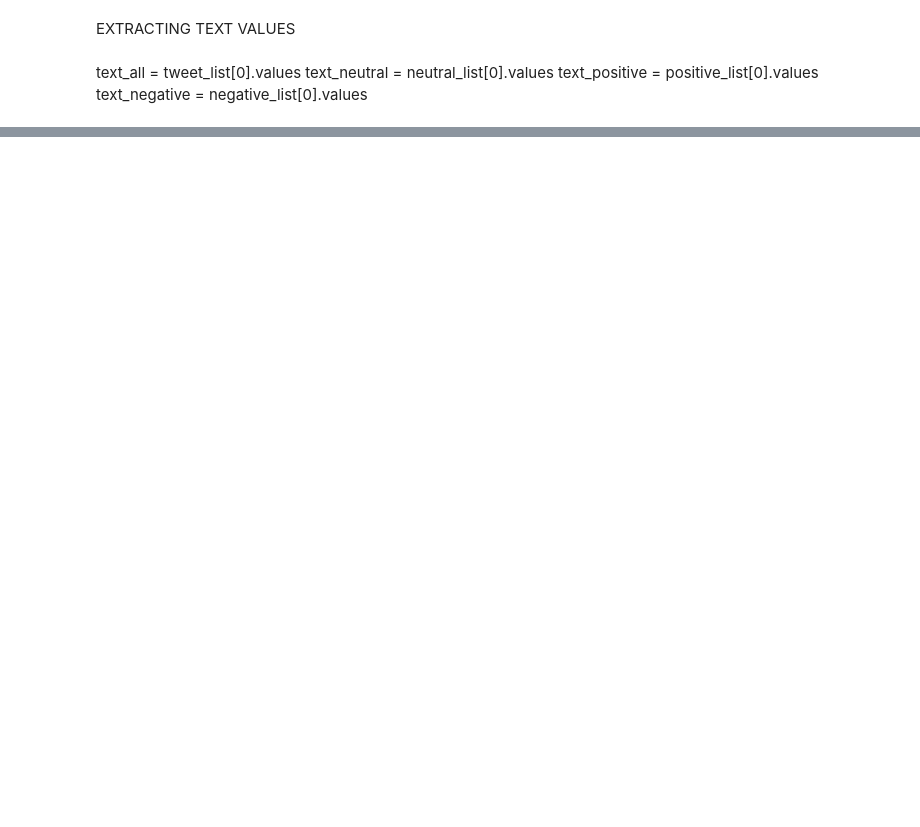
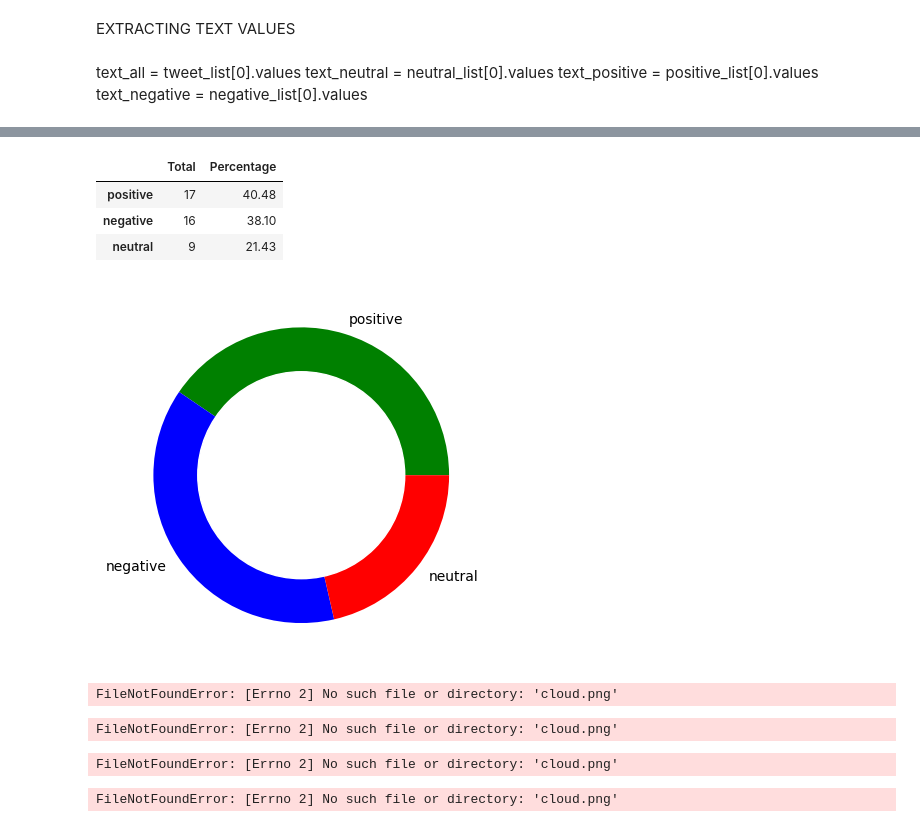
Before and after one commit to joebary/Project-two_Team-4, a Jupyter notebook: TwitterSentimentAnalysis.ipynb, the cells around one changed output, grey strips where cells are left out. Cells and saved outputs as stored; diff of their text form; code cells hidden in the pictures; blank space fills up the shorter version.

```diff
--- a/TwitterSentimentAnalysis.ipynb
+++ b/TwitterSentimentAnalysis.ipynb
@@ -54,7 +61,7 @@ True
 consumerKey = os.getenv("TWITTER_API_KEY")
 consumerSecret = os.getenv("TWITTER_SECRET_KEY")
 accessToken = os.getenv("TWITTER_ACCESS_TOKEN")
-accessTokenSecret = os.getenv("TWITTER_ACCESS_TOKEN_SECRET"
+accessTokenSecret = os.getenv("TWITTER_ACCESS_TOKEN_SECRET")
 
 auth = tweepy.OAuthHandler(consumerKey, consumerSecret)
 auth.set_access_token(accessToken, accessTokenSecret)
@@ -71,7 +76,7 @@ keyword = input("Please enter keyword or hashtag to search: ")
 noOfTweet = int(input ("Please enter how many tweets to analyze: "))
 
 
-tweets = tweepy.Cursor(api.search, q=keyword).items(noOfTweet)
+tweets = tweepy.Cursor(api.search_tweets, q=keyword).items(noOfTweet)
 positive  = 0
 negative = 0
 neutral = 0
@@ -199,18 +292,25 @@ def count_values_in_column(data,feature):
 # %%
 #Count_values for sentiment
 count_values_in_column(tw_list,"sentiment")
+# %% [output]
+|  | Total | Percentage |
+| positive | 17 | 40.48 |
+| negative | 16 | 38.10 |
+| neutral | 9 | 21.43 |
 # %%
 # create data for Pie Chart
-pichart = count_values_in_column(tw_list,"sentiment")
+pc = count_values_in_column(tw_list,"sentiment")
 names= pc.index
 size=pc["Percentage"]
 
 # Create a circle for the center of the plot
 my_circle=plt.Circle( (0,0), 0.7, color='white')
 plt.pie(size, labels=names, colors=['green','blue','red'])
 p=plt.gcf()
 p.gca().add_artist(my_circle)
 plt.show()
+# %% [output]
+[figure, added]
 # %%
 #Function to Create Wordcloud
 
@@ -230,15 +330,23 @@ def create_wordcloud(text):
 # %%
 #Creating wordcloud for all tweets
 create_wordcloud(tw_list["text"].values)
+# %% [output]
+FileNotFoundError: [Errno 2] No such file or directory: 'cloud.png'
 # %%
 #Creating wordcloud for positive sentiment
 create_wordcloud(tw_list_positive["text"].values)
+# %% [output]
+FileNotFoundError: [Errno 2] No such file or directory: 'cloud.png'
 # %%
 #Creating wordcloud for negative sentiment
 create_wordcloud(tw_list_negative["text"].values)
+# %% [output]
+FileNotFoundError: [Errno 2] No such file or directory: 'cloud.png'
 # %%
 #Creating wordcloud for neutral sentiment
 create_wordcloud(tw_list_neutral["text"].values)
+# %% [output]
+FileNotFoundError: [Errno 2] No such file or directory: 'cloud.png'
 # %%
 #Calculating tweet's length and word count
 tw_list['text_len'] = tw_list['text'].astype(str).apply(len)
```
Also changed, not shown: parts of 19 cells of this notebook, 4 other files.
